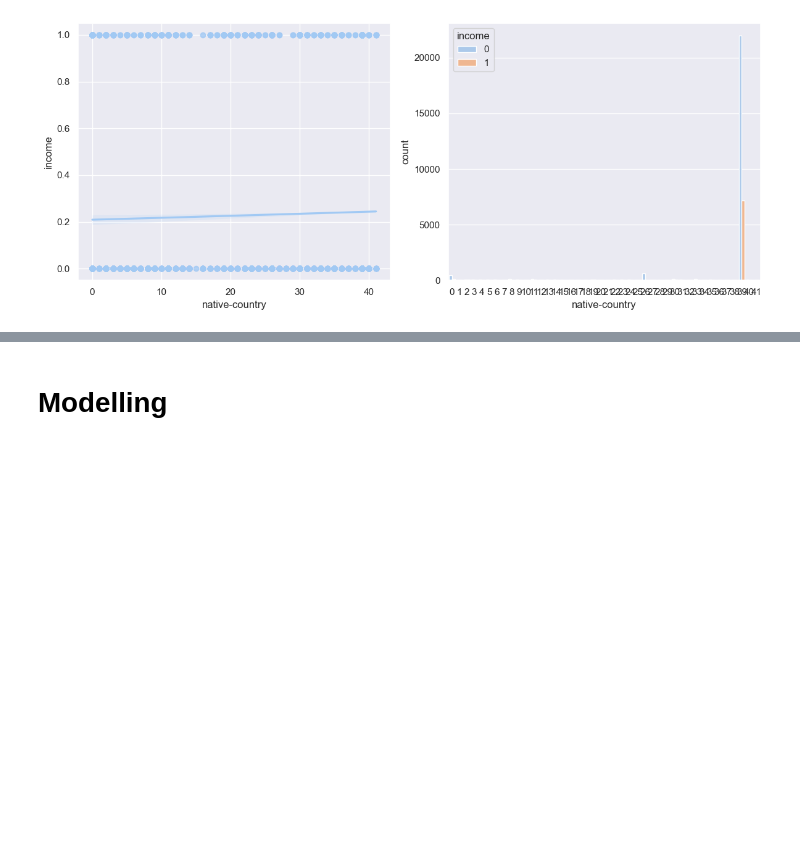
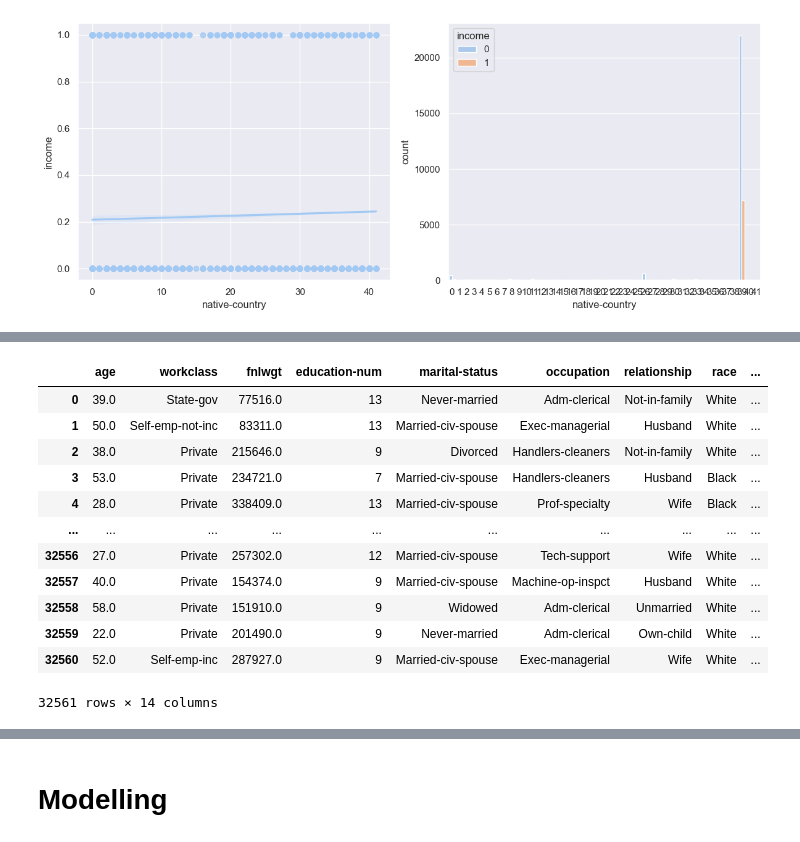
Before and after one commit to zidanqrs/IBM-Machine-Learning-Course, a Jupyter notebook: 3-Supervised-Machine-Learning-Classification/syntax.ipynb, the cells around one changed output, grey strips where cells are left out. Saved outputs shown, nothing was run; the diff lists cells and outputs as text; code cells hidden in the pictures; blank space fills up the shorter version.

```diff
--- a/3-Supervised-Machine-Learning-Classification/syntax.ipynb
+++ b/3-Supervised-Machine-Learning-Classification/syntax.ipynb
@@ -356,0 +428,44 @@ y = data2['income']
+# %%
+from sklearn.impute import KNNImputer
+
+def impute_nan_KNN(data):
+
+    imputer = KNNImputer(n_neighbors=1)
+    le = LabelEncoder()
+    df = data.copy()
+    cat_cols = []
+
+    for cols in df.columns:
+        if df[cols].dtypes == 'object':
+            df[cols] = le.fit_transform(df[cols])
+        else:
+            pass
+
+    df_imputed = pd.DataFrame(imputer.fit_transform(df), columns=imputer.get_feature_names_out())
+
+    for cols in data.columns:
+        if data[cols].dtypes == 'object':
+            le.fit(data[cols])
+            df_imputed[cols] = le.inverse_transform(df_imputed[cols].astype(int))
+        else:
+            pass
+
+    return df_imputed
+# %%
+data_imputed = impute_nan_KNN(data2)
+data_imputed['education-num'] = data_imputed['education-num'].astype(int)
+data_imputed
+# %% [output]
+|  | age | workclass | fnlwgt | education-num | marital-status | occupation | relationship | race | ... |
+| 0 | 39.0 | State-gov | 77516.0 | 13 | Never-married | Adm-clerical | Not-in-family | White | ... |
+| 1 | 50.0 | Self-emp-not-inc | 83311.0 | 13 | Married-civ-spouse | Exec-managerial | Husband | White | ... |
+| 2 | 38.0 | Private | 215646.0 | 9 | Divorced | Handlers-cleaners | Not-in-family | White | ... |
+| 3 | 53.0 | Private | 234721.0 | 7 | Married-civ-spouse | Handlers-cleaners | Husband | Black | ... |
+| 4 | 28.0 | Private | 338409.0 | 13 | Married-civ-spouse | Prof-specialty | Wife | Black | ... |
+| ... | ... | ... | ... | ... | ... | ... | ... | ... | ... |
+| 32556 | 27.0 | Private | 257302.0 | 12 | Married-civ-spouse | Tech-support | Wife | White | ... |
+| 32557 | 40.0 | Private | 154374.0 | 9 | Married-civ-spouse | Machine-op-inspct | Husband | White | ... |
+| 32558 | 58.0 | Private | 151910.0 | 9 | Widowed | Adm-clerical | Unmarried | White | ... |
+| 32559 | 22.0 | Private | 201490.0 | 9 | Never-married | Adm-clerical | Own-child | White | ... |
+| 32560 | 52.0 | Self-emp-inc | 287927.0 | 9 | Married-civ-spouse | Exec-managerial | Wife | White | ... |
+32561 rows × 14 columns
```
Also changed, not shown: parts of 30 cells of this notebook, 4 other files.
